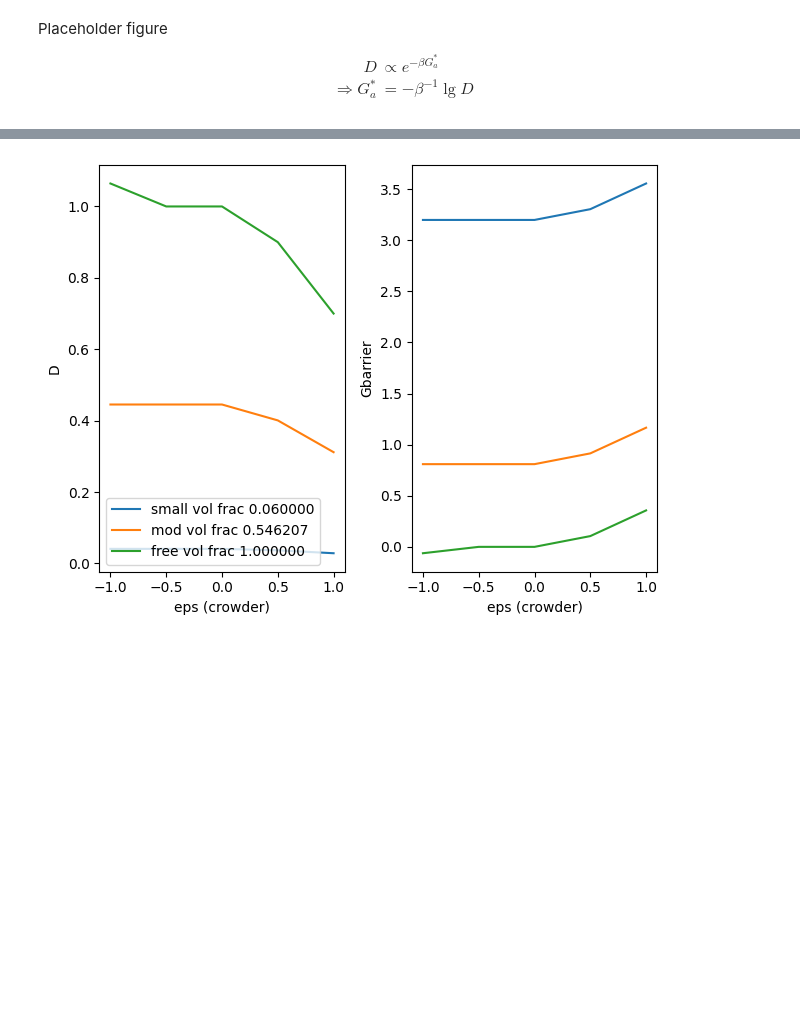
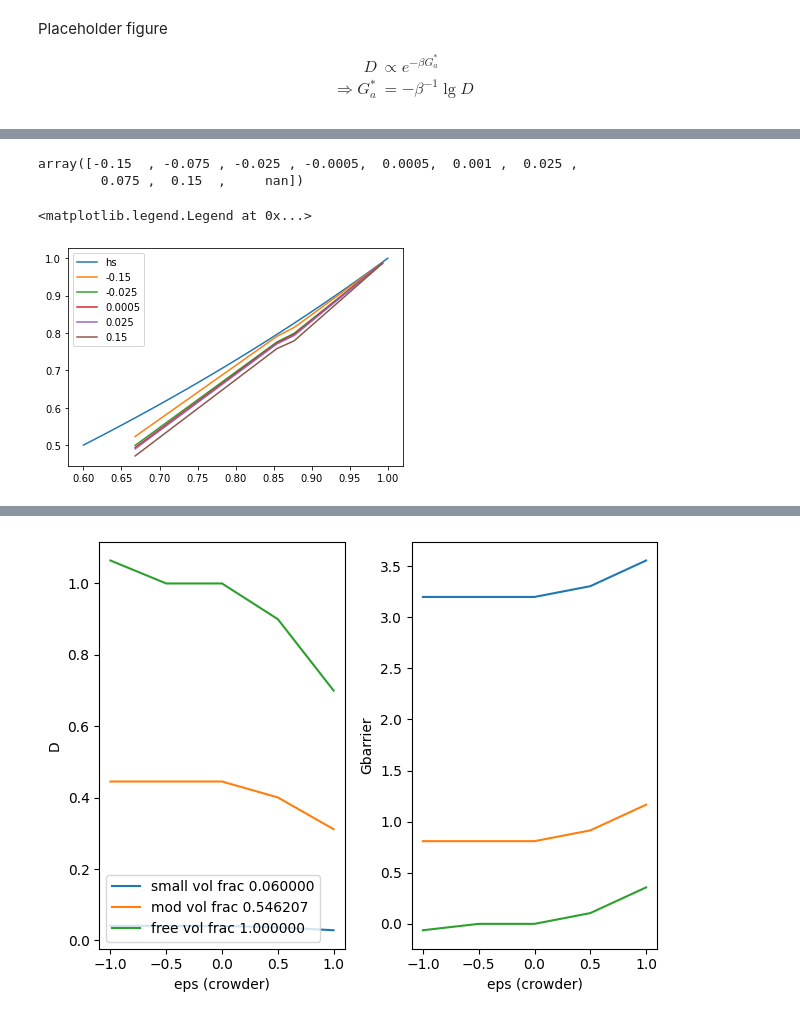
Before and after one commit to huskeypm/cellmigration, a Jupyter notebook: migration_paper.ipynb, the cells around one changed output, grey strips where cells are left out. Drawn from its saved outputs; the diff is of its cells as text; code cells hidden in the pictures; blank space fills up the shorter version.

```diff
--- a/migration_paper.ipynb
+++ b/migration_paper.ipynb
@@ -777,5 +777,7 @@ D &\propto e^{-\beta G_a^*} \\
 import matplotlib.pylab as plt
 import numpy as np
 # %%
-vf = np.linspace(0.06,1,30)
-Ds_eps0 = 2*vf/(3-vf)
+vfs = np.linspace(0.6,1,30)
+def hs(vf):
+    return 2*vf/(3-vf)
+Ds_eps0 = hs(vfs)
@@ -789,0 +784,5 @@ WARNING: PLACEHOLDER DATA
+# %%
+fileName = "output.csv"
+import pandas as pd
+df = pd.read_csv(fileName)
+df
@@ -789,0 +815,5 @@ WARNING: PLACEHOLDER DATA
+# %%
+select D
+# %% [output]
+array([-0.15  , -0.075 , -0.025 , -0.0005,  0.0005,  0.001 ,  0.025 ,
+        0.075 ,  0.15  ,     nan])
@@ -789,0 +823,18 @@ WARNING: PLACEHOLDER DATA
+# %%
+#subdf = df[df['Charge'] == 0.00]
+#subdf = df[df['phi_membrane'] > 0.90]
+
+plt.plot(vf,Ds_eps0,label="hs")
+
+potentials = np.unique( df['crowder_potential'] )
+potentials = potentials[::2]
+#val = 'NaN'
+for potential in potentials:
+    subdf = df[df['crowder_potential'] == potential]
+    #print(subdf)
+    plt.plot(subdf['phi_membrane'],subdf['Deff_membrane'],label=potential)
+    #plt.plot(subdf['phi_membrane'],subdf['totflux_A_pore'],label=potential)
+plt.legend(loc=0)
+# %% [output]
+<matplotlib.legend.Legend at 0x...>
+[figure, added]
```
Also changed, not shown: parts of 7 cells of this notebook.
